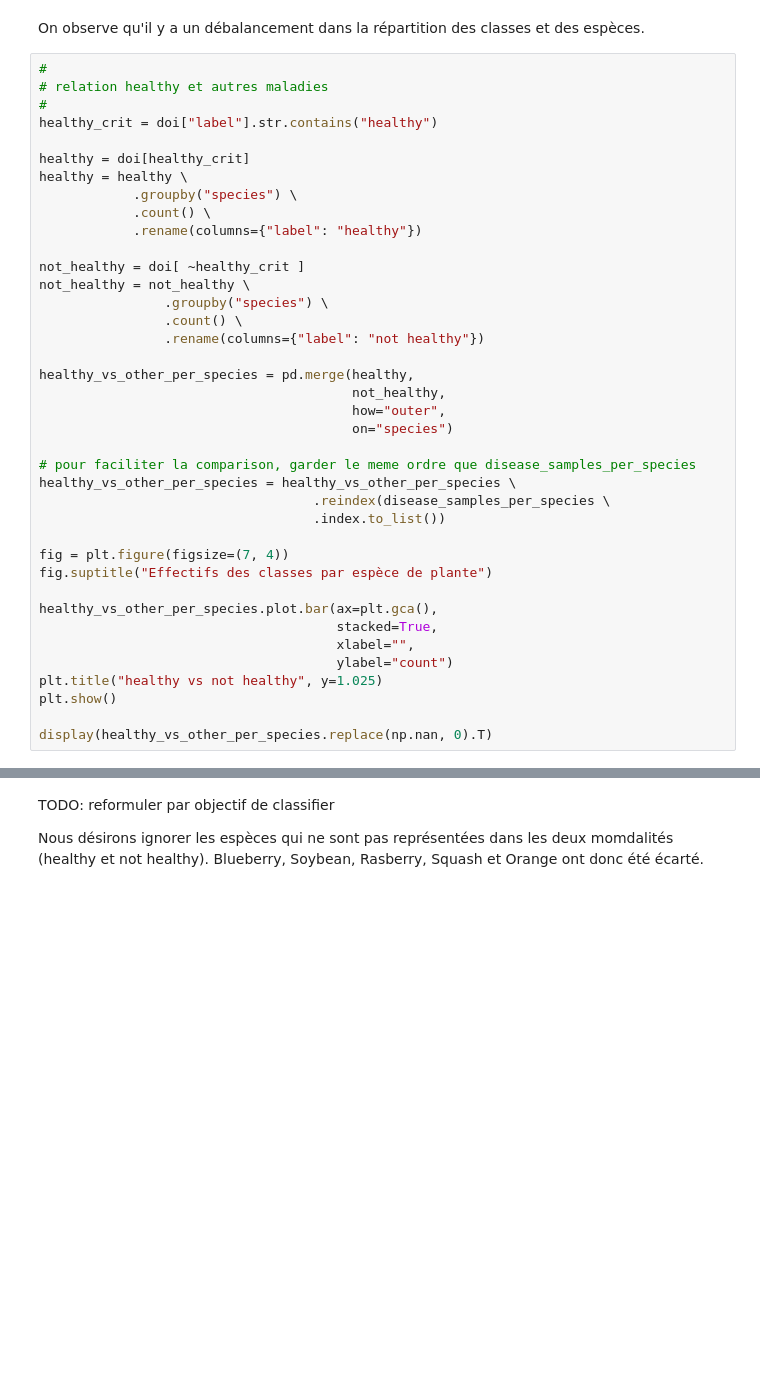
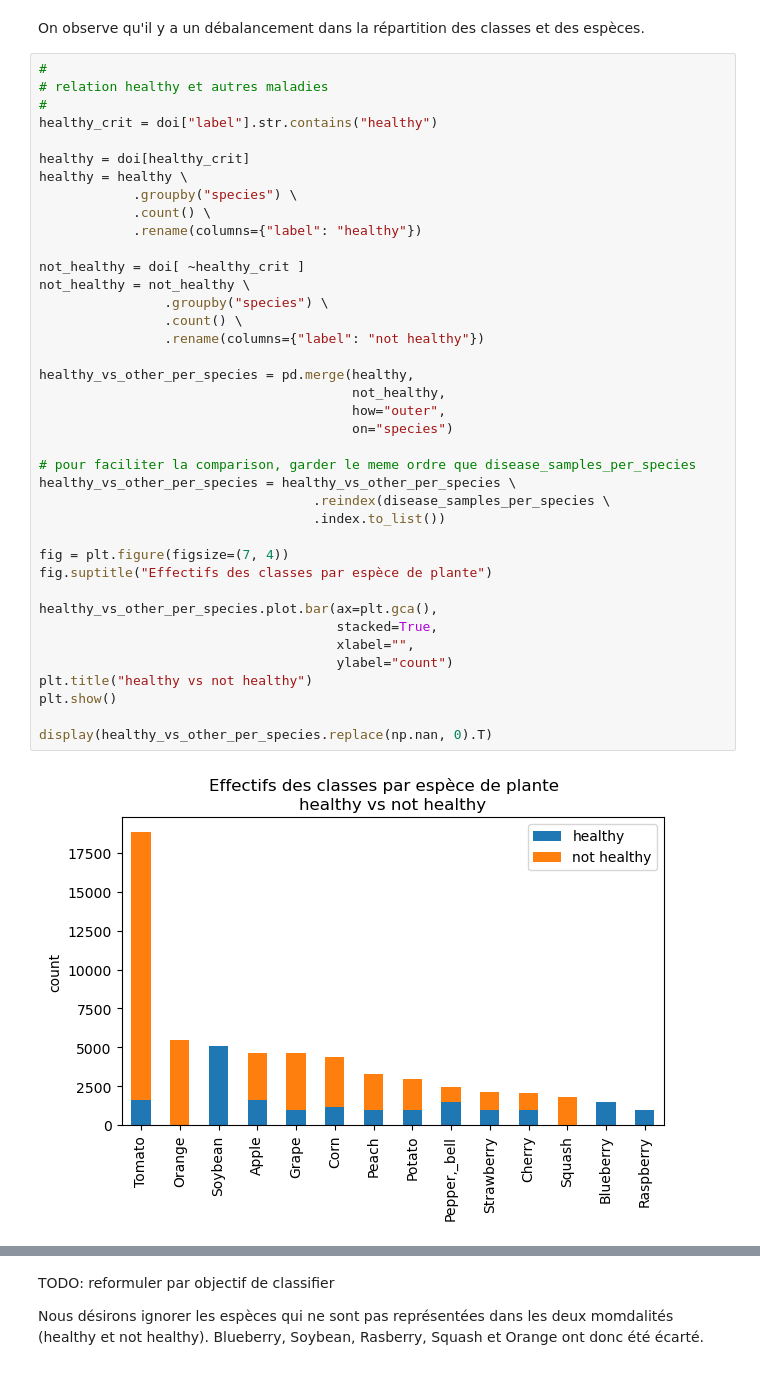
Before and after one commit to jfgagnon00/PlantVillage, a Jupyter notebook: Final Report.ipynb, the cells around one changed output, grey strips where cells are left out. Saved outputs shown, nothing was run; the diff lists cells and outputs as text; blank space fills up the shorter version.

```diff
--- a/Final Report.ipynb
+++ b/Final Report.ipynb
@@ -181,31 +232,33 @@ healthy = healthy \
             .groupby("species") \
             .count() \
             .rename(columns={"label": "healthy"})
 
 not_healthy = doi[ ~healthy_crit ]
 not_healthy = not_healthy \
                 .groupby("species") \
                 .count() \
                 .rename(columns={"label": "not healthy"})
 
 healthy_vs_other_per_species = pd.merge(healthy,
                                         not_healthy,
                                         how="outer",
                                         on="species")
 
 # pour faciliter la comparison, garder le meme ordre que disease_samples_per_species
 healthy_vs_other_per_species = healthy_vs_other_per_species \
                                    .reindex(disease_samples_per_species \
                                    .index.to_list())
 
 fig = plt.figure(figsize=(7, 4))
 fig.suptitle("Effectifs des classes par espèce de plante")
 
 healthy_vs_other_per_species.plot.bar(ax=plt.gca(),
                                       stacked=True,
                                       xlabel="",
                                       ylabel="count")
-plt.title("healthy vs not healthy", y=1.025)
+plt.title("healthy vs not healthy")
 plt.show()
 
 display(healthy_vs_other_per_species.replace(np.nan, 0).T)
+# %% [output]
+[figure, added]
```
Also changed, not shown: parts of 38 cells of this notebook.
